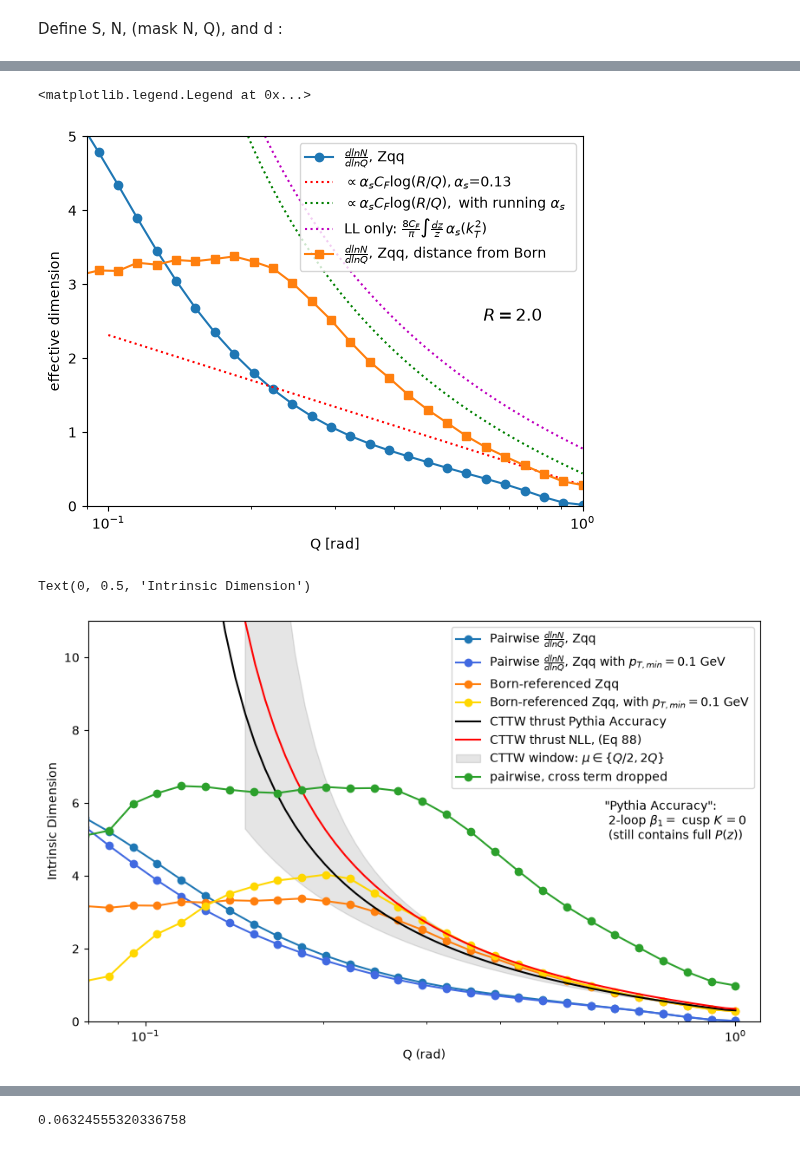
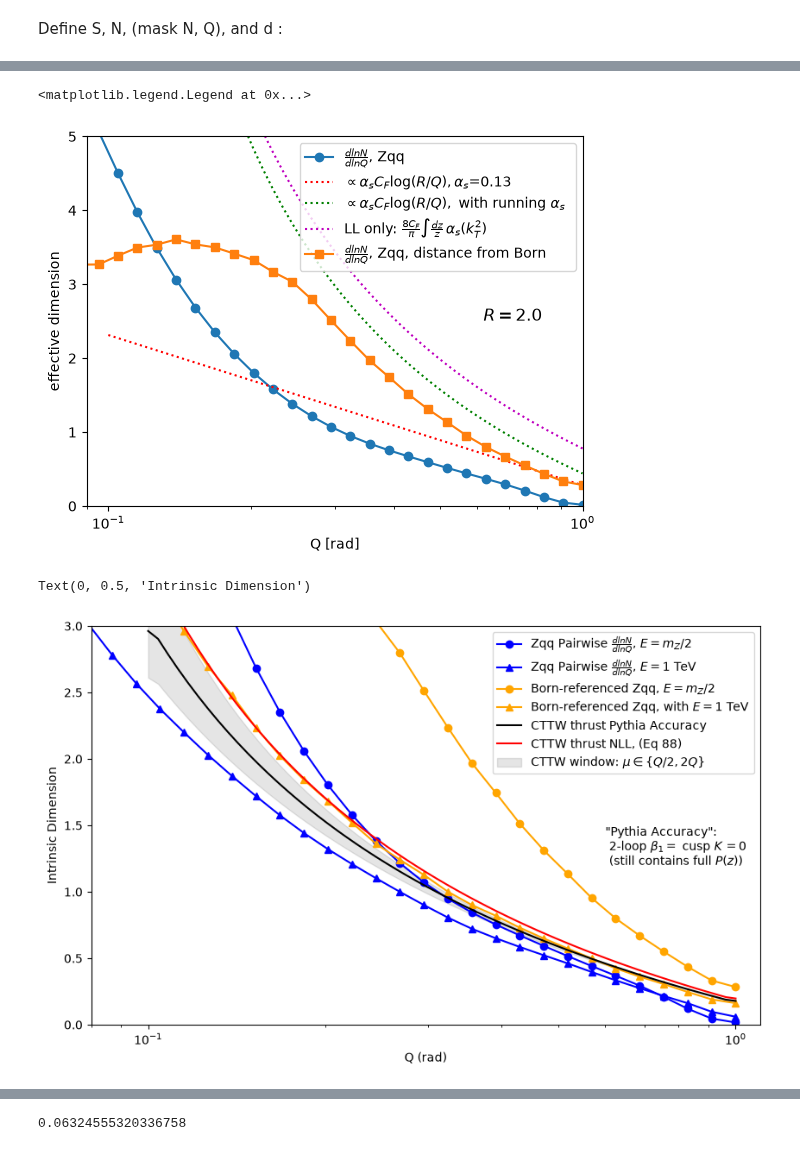
Before and after one commit to ykahn/Jet-Scaling-Laws, a Jupyter notebook: StevensCode/Pythia_EFP_NTK.ipynb, the cells around one changed output, grey strips where cells are left out. Cells and saved outputs as stored; diff of their text form; code cells hidden in the pictures.

```diff
--- a/StevensCode/Pythia_EFP_NTK.ipynb
+++ b/StevensCode/Pythia_EFP_NTK.ipynb
@@ -294,0 +300,14 @@ KeyError: 'u3'
+# %%
+lo, hi = 200, 800
+lamQ, lamE = NTK_QVC_dense['Z'], NTK_EFP_dense['Z']
+k = np.arange(1, len(lamQ) + 1)
+aQ, bQ = np.polyfit(np.log(k[lo:hi]), np.log(lamQ[lo:hi]), 1)
+aE, bE = np.polyfit(np.log(k[lo:hi]), np.log(lamE[lo:hi]), 1)
+
+plt.figure(figsize=(8, 6))
+plt.loglog(k, lamQ/lamQ[0], 'C0', label=f'Q-vectors: α = {-aQ:.2f}')
+plt.loglog(k[lo:hi], np.exp(bQ)*k[lo:hi]**aQ/lamQ[0], 'C0--', lw=4)
+plt.loglog(k, lamE/lamE[0], 'C1', label=f'EFPs (d ≤ 15): α = {-aE:.2f}')
+plt.loglog(k[lo:hi], np.exp(bE)*k[lo:hi]**aE/lamE[0], 'C1--', lw=4)
+plt.xlabel('rank $k$'); plt.ylabel(r'$\lambda_k/\lambda_1$'); plt.legend(); plt.grid(True, which='both', alpha=0.3)
+plt.title(fr'NTK spectra, Pythia $Z\to q\bar q$, {M} events, fit window [{lo}, {hi}]')
@@ -582,7 +601,7 @@ def dim_running(Q, E=45.6, R=1.3, ptmin=0.5):
 
 ### Larkoski Eq. 56 check: dim(Q) at large Q should be linear in ln(1/Q)
 alpha_s = 0.13
-key, key1, key1m = 'Z', 'Z1', 'Zpt0p1'
+key, key1, key1m = 'Z', 'Z1', 'Z1TeV'
 Q_mask, dim = Qm[key], Ds[key]
 Q_mask1, dim1 = Qm[key1], Ds[key1]
 Q_mask1m, dim1m = Qm[key1m], Ds[key1m]
@@ -626,7 +645,7 @@ plt.ylim(0, 5);
 plt.legend()
 # %% [output]
 <matplotlib.legend.Legend at 0x...>
-[figure, old version]
+[figure, new version]
 # %%
 CF, CA, nf, gE = 4/3, 3.0, 5, np.euler_gamma
 
@@ -649,8 +668,8 @@ def f2(lam, shower=False):
 def f1p(lam):                                        # (75)
     return A1/(2*np.pi*beta0*lam**2)*(np.log(1-2*lam) - 2*np.log(1-lam))
 
-def lnR_T(tau, nll=True, as_mz=0.1365, xmu=1, shower=False):     # xmu = mu/Q
-    mu = xmu*91.19;  a_mu = as_mz/(1 + beta0*as_mz*np.log(mu**2/91.19**2))   # alpha_s(mu^2), one loop
+def lnR_T(tau, nll=True, as_mz=0.1365, xmu=1, shower=False, Qcm=91.19):     # xmu = mu/Q
+    mu = xmu*Qcm;  a_mu = as_mz/(1 + beta0*as_mz*np.log(mu**2/91.19**2))   # alpha_s(mu^2), one loop
     L = np.log(1/tau);  lam = beta0*a_mu*L                                     # (86) with alpha_s(mu^2)
     out = 2*L*f1(lam)
     if nll: out += 2*f2(lam, shower) + 2*lam**2*f1p(lam)*np.log(xmu**2) - gammaln(1 - 2*f1(lam) - 2*lam*f1p(lam))
@@ -665,46 +684,46 @@ def lnR_T_fixed(tau, a_s, nll=True):             # eq. 88 at beta0 -> 0 (fixed c
 Qg = np.logspace(np.log10(0.1), 0, 60);
 tau = Qg**2/4
 dim = lambda s: np.gradient(s, np.log(Qg))                  # = 4 dlnSigma/dln(tau)
-dT_LL   = dim(lnR_T(tau, nll=False))                          # LL only
-dT_sh   = dim(lnR_T(tau, shower=True))                        # "shower accuracy": no K, no beta1
-dT_NLL  = dim(lnR_T(tau))                                     # full CTTW NLL
-dT_sh_low, dT_sh_high = dim(lnR_T(tau, xmu=0.5, shower=True)), dim(lnR_T(tau, xmu=2, shower=True))   # mu band for the full NLL
+dT_LL   = dim(lnR_T(tau, nll=False, Qcm=1000))                          # LL only
+dT_sh   = dim(lnR_T(tau, shower=True, Qcm=1000))                        # "shower accuracy": no K, no beta1
+dT_NLL  = dim(lnR_T(tau, Qcm=1000))                                     # full CTTW NLL
+dT_sh_low, dT_sh_high = dim(lnR_T(tau, xmu=0.5, shower=True, Qcm=1000)), dim(lnR_T(tau, xmu=2, shower=True, Qcm=1000))   # mu band for the full NLL
 
 dT_Z08 = dim(lnR_T_fixed(tau, 0.08))
 dT_Z12 = dim(lnR_T_fixed(tau, 0.12))
 dT_Z16 = dim(lnR_T_fixed(tau, 0.16))
 # %%
-key, key1, key_pt0p1 = 'Z', 'Z1', 'Zpt0p1'
+key, key1, key_1TeV = 'Z', 'Z1', 'Z1TeV'
 Q_mask, dim = Qm[key], Ds[key]
 Q_mask_1, dim_1 = Qm[key1], Ds[key1]
-Q_mask_pt0p1, dim_pt0p1 = Qm[key_pt0p1], Ds[key_pt0p1]
+Q_mask_1TeV, dim_1TeV = Qm[key_1TeV], Ds[key_1TeV]
 
 plt.figure(figsize=(10, 6))
-plt.semilogx(Q_mask, dim, 'o-', label=r'Pairwise $\frac{d ln N}{d ln Q}$, Zqq')
-plt.semilogx(Q_mask_pt0p1, dim_pt0p1, 'o-', color='royalblue', label=r'Pairwise $\frac{d ln N}{d ln Q}$, Zqq with $p_{T,min} = 0.1$ GeV')
+plt.semilogx(Q_mask, dim, 'o-', color='b', label=r'Zqq Pairwise $\frac{d ln N}{d ln Q}$, $E = m_Z/2$')
+plt.semilogx(Q_mask_1TeV, dim_1TeV, '^-', color='b', label=r'Zqq Pairwise $\frac{d ln N}{d ln Q}$, $E = 1$ TeV')
 
-plt.semilogx(Qb[key], Db[key], 'o-', label='Born-referenced Zqq')
-plt.semilogx(Qb[key_pt0p1], Db[key_pt0p1], 'o-', color='gold', label=r'Born-referenced Zqq, with $p_{T,min} = 0.1$ GeV')
+plt.semilogx(Qb[key], Db[key], 'o-', color='orange', label=r'Born-referenced Zqq, $E = m_Z/2$')
+plt.semilogx(Qb[key_1TeV], Db[key_1TeV], '^-', color='orange', label=r'Born-referenced Zqq, with $E = 1$ TeV')
 # plt.semilogx(Q_mask_1, dim_1, 'o-', label=r'$\frac{d ln N}{d ln Q}$, Zqq, 1 splitting')
 # plt.semilogx(Qg, dT_LL, 'k-', label=r'CTTW thrust LL, $\alpha_s^n L^{2n}$');
 plt.semilogx(Qg, dT_sh, 'k-', label=r'CTTW thrust Pythia Accuracy');
 plt.semilogx(Qg, dT_NLL, 'r-', label=r'CTTW thrust NLL, (Eq 88)');
 plt.fill_between(Qg, np.minimum(dT_sh_low, dT_sh_high), np.maximum(dT_sh_low, dT_sh_high), color='k', alpha=0.1, label=r'CTTW window: $\mu \in \{Q/2 , 2Q\}$')
 
 ###### drop cross term ####
-plt.semilogx(Qs, Dorth[key], 'o-', label='pairwise, cross term dropped')
+# plt.semilogx(Qs, Dorth[key_1TeV], 'o-',  label='pairwise, cross term dropped')
 ############################
 ###### add in cross term ####
 # plt.semilogx(Qs, Dfull[key], 'o-', label='pairwise, cross term dropped')
 #############################
 
-plt.text(0.6, 5, '"Pythia Accuracy": \n 2-loop $\\beta_1 = $ cusp $ K \,= 0 $\n (still contains full $P(z)$)')
+plt.text(0.6, 1.2, '"Pythia Accuracy": \n 2-loop $\\beta_1 = $ cusp $ K \,= 0 $\n (still contains full $P(z)$)')
 
 plt.legend()
 plt.xlim(0.08, 1.1)
-plt.ylim(0, 11)
+plt.ylim(0, 3)
 plt.xlabel('Q (rad)')
 plt.ylabel('Intrinsic Dimension')
 # %% [output]
 Text(0, 0.5, 'Intrinsic Dimension')
-[figure, old version]
+[figure, new version]
```
Also changed, not shown: parts of 19 cells of this notebook, 1 other file.
